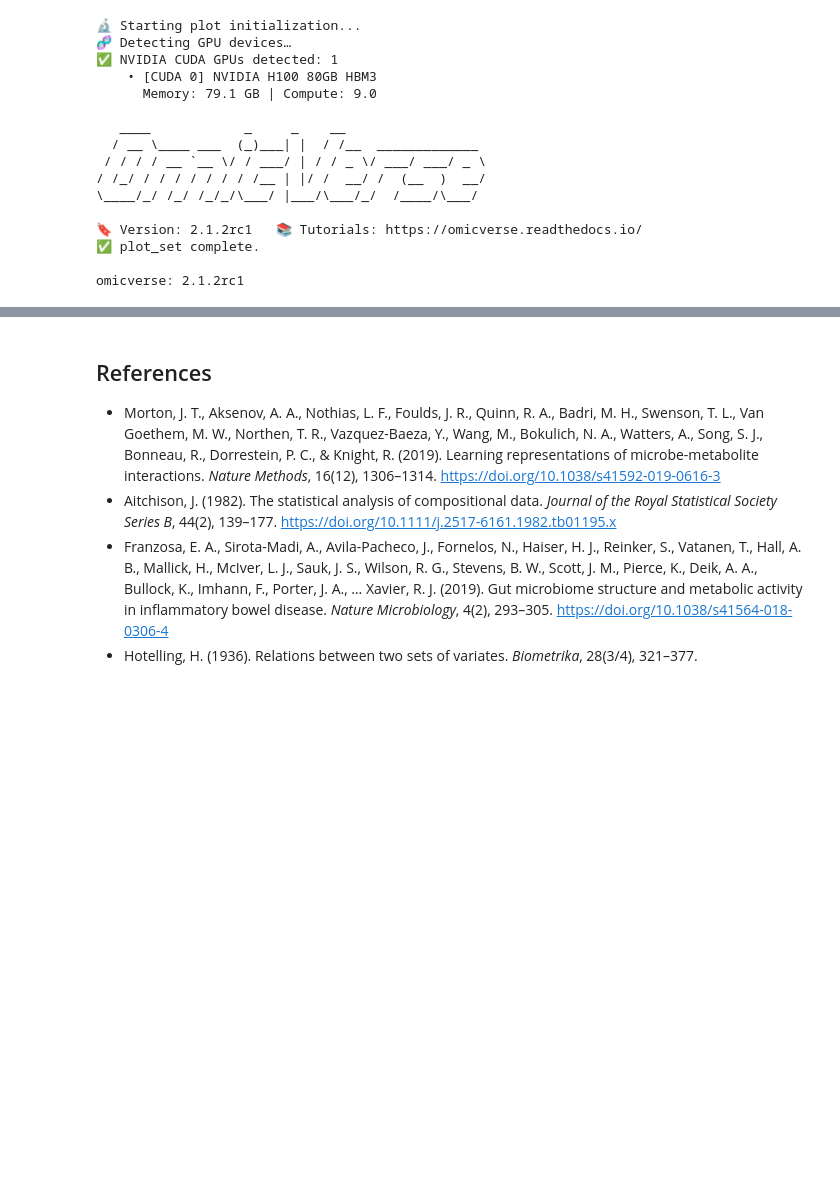
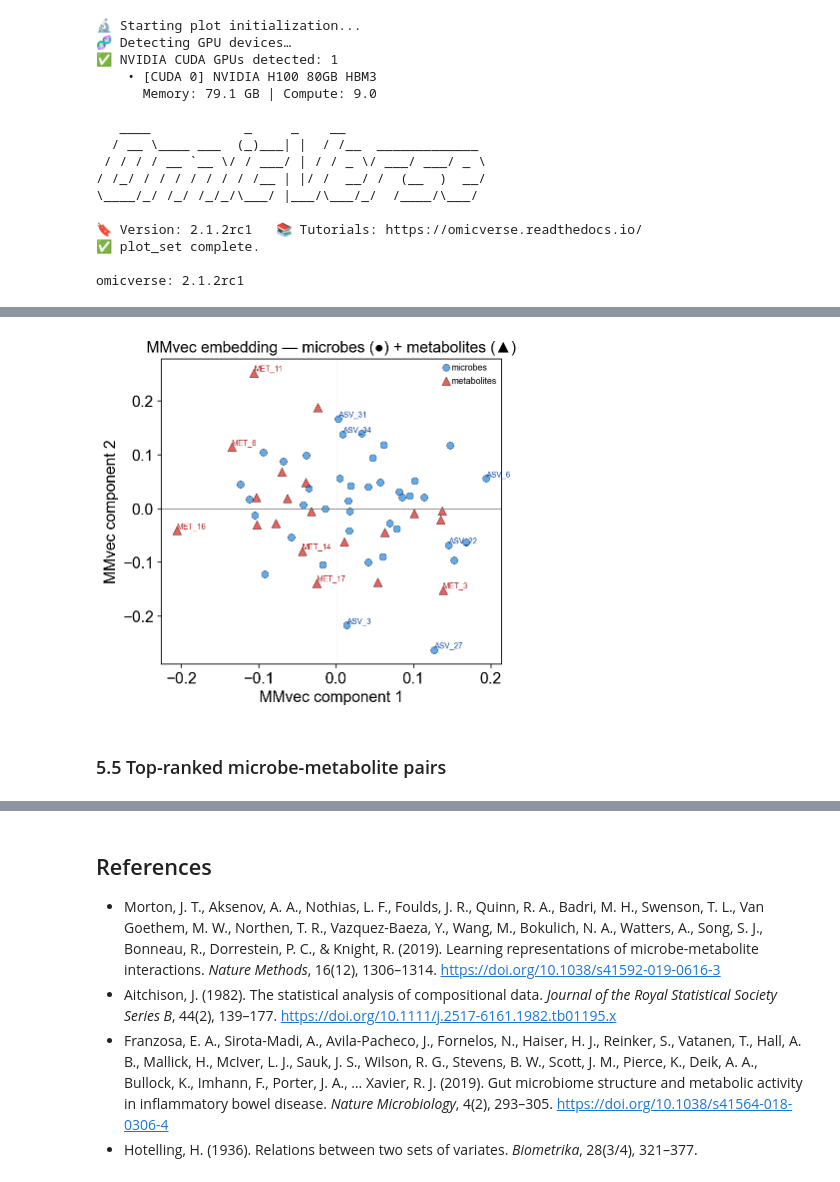
Before and after one commit to DBinary/omicverse-tutorials, a Jupyter notebook: docs/Tutorials-Multi-Omics/micro-meta/t_micro_metabol_paired.ipynb, the cells around one changed output, grey strips where cells are left out. Cells and saved outputs as stored; diff of their text form; code cells hidden in the pictures; blank space fills up the shorter version.

```diff
--- a/docs/Tutorials-Multi-Omics/micro-meta/t_micro_metabol_paired.ipynb
+++ b/docs/Tutorials-Multi-Omics/micro-meta/t_micro_metabol_paired.ipynb
@@ -352,0 +190,7 @@ Top 10 MMvec co-occurrence scores (by |score|):
+# %%
+ov.micro.plot_embedding_biplot(mmvec, components=(0, 1), label_top=6)
+plt.tight_layout(); plt.show()
+# %% [output]
+[figure, added]
+# %% [markdown]
+### 5.5 Top-ranked microbe-metabolite pairs
```
Also changed, not shown: parts of 32 cells of this notebook.
